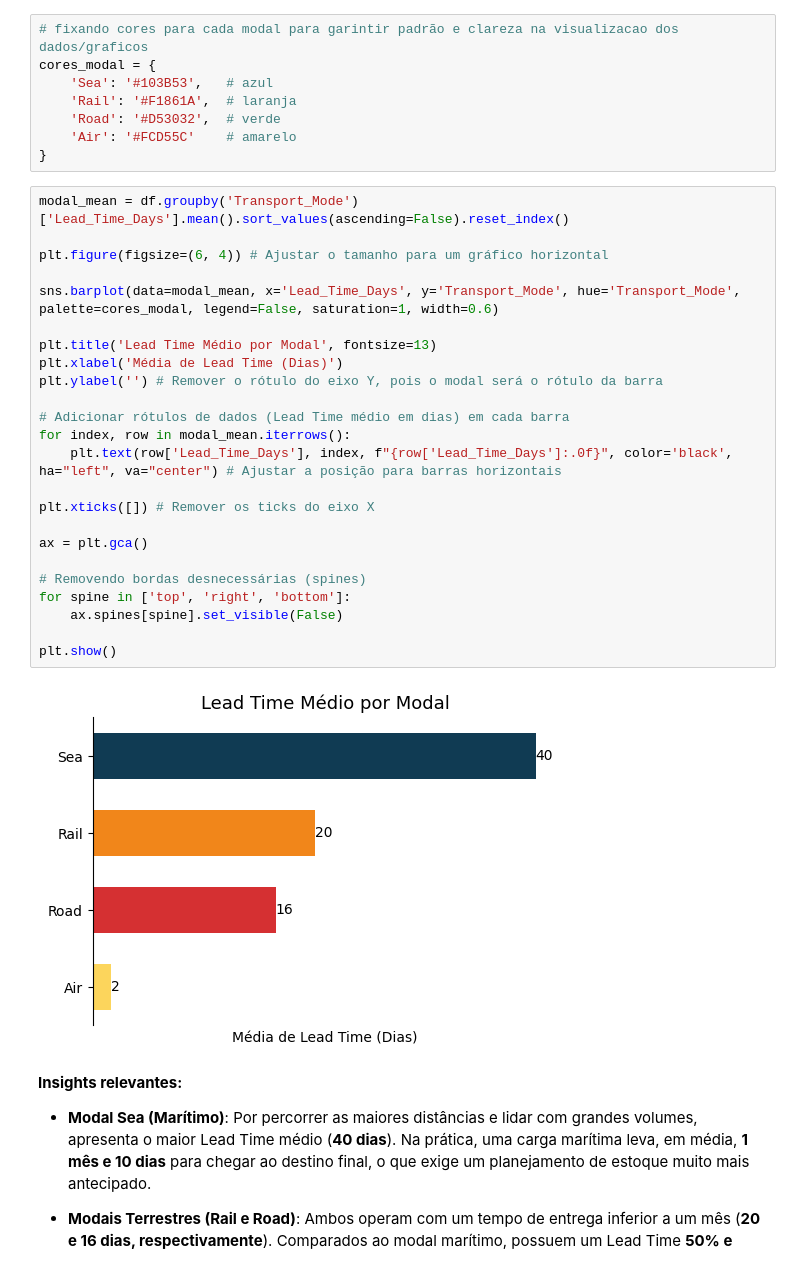
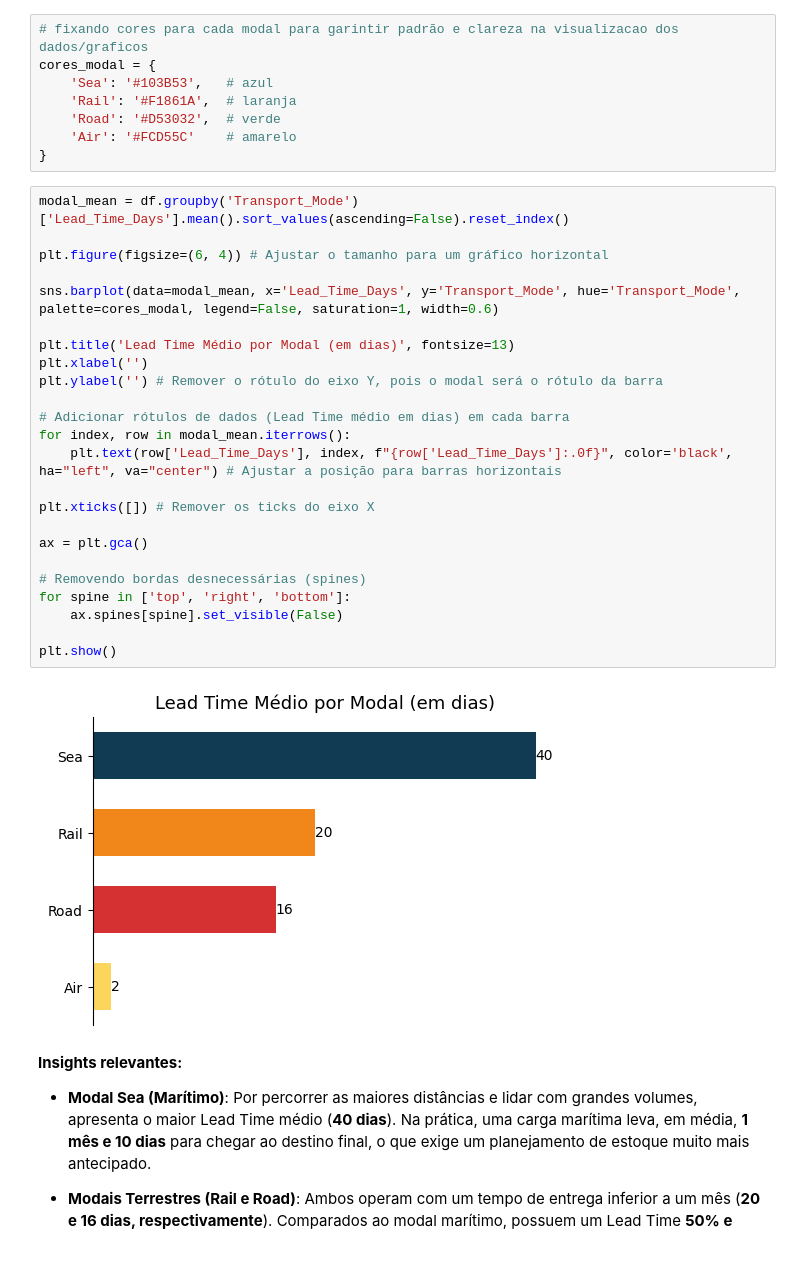
Before and after one commit to juliafarah/MVP_Data_Analysis, a Jupyter notebook: MVP_Data_Analysis.ipynb, the cells around one changed output. Cells and saved outputs as stored; diff of their text form.

```diff
--- a/MVP_Data_Analysis.ipynb
+++ b/MVP_Data_Analysis.ipynb
@@ -458,29 +455,29 @@ cores_modal = {
 # %%
 modal_mean = df.groupby('Transport_Mode')['Lead_Time_Days'].mean().sort_values(ascending=False).reset_index()
 
 plt.figure(figsize=(6, 4)) # Ajustar o tamanho para um gráfico horizontal
 
 sns.barplot(data=modal_mean, x='Lead_Time_Days', y='Transport_Mode', hue='Transport_Mode', palette=cores_modal, legend=False, saturation=1, width=0.6)
 
-plt.title('Lead Time Médio por Modal', fontsize=13)
-plt.xlabel('Média de Lead Time (Dias)')
+plt.title('Lead Time Médio por Modal (em dias)', fontsize=13)
+plt.xlabel('')
 plt.ylabel('') # Remover o rótulo do eixo Y, pois o modal será o rótulo da barra
 
 # Adicionar rótulos de dados (Lead Time médio em dias) em cada barra
 for index, row in modal_mean.iterrows():
     plt.text(row['Lead_Time_Days'], index, f"{row['Lead_Time_Days']:.0f}", color='black', ha="left", va="center") # Ajustar a posição para barras horizontais
 
 plt.xticks([]) # Remover os ticks do eixo X
 
 ax = plt.gca()
 
 # Removendo bordas desnecessárias (spines)
 for spine in ['top', 'right', 'bottom']:
     ax.spines[spine].set_visible(False)
 
 plt.show()
 # %% [output]
-[figure, old version]
+[figure, new version]
 # %% [markdown]
 **Insights relevantes:**
 
```
Also changed, not shown: parts of 9 cells of this notebook.
